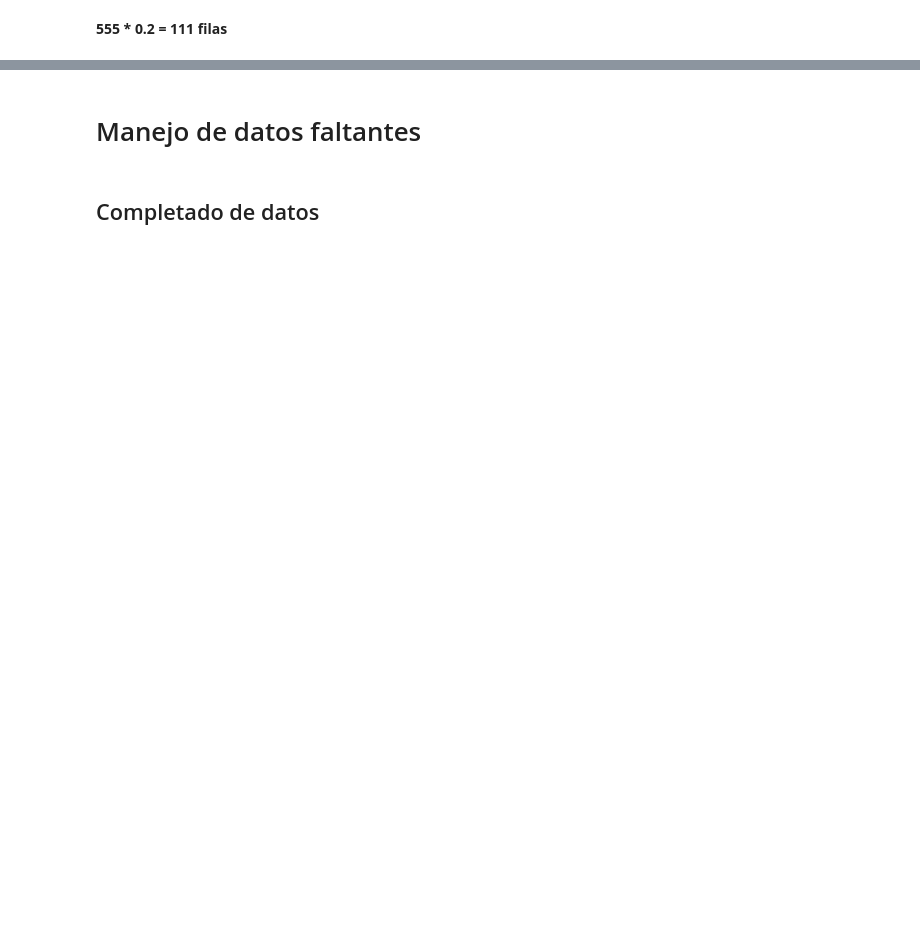
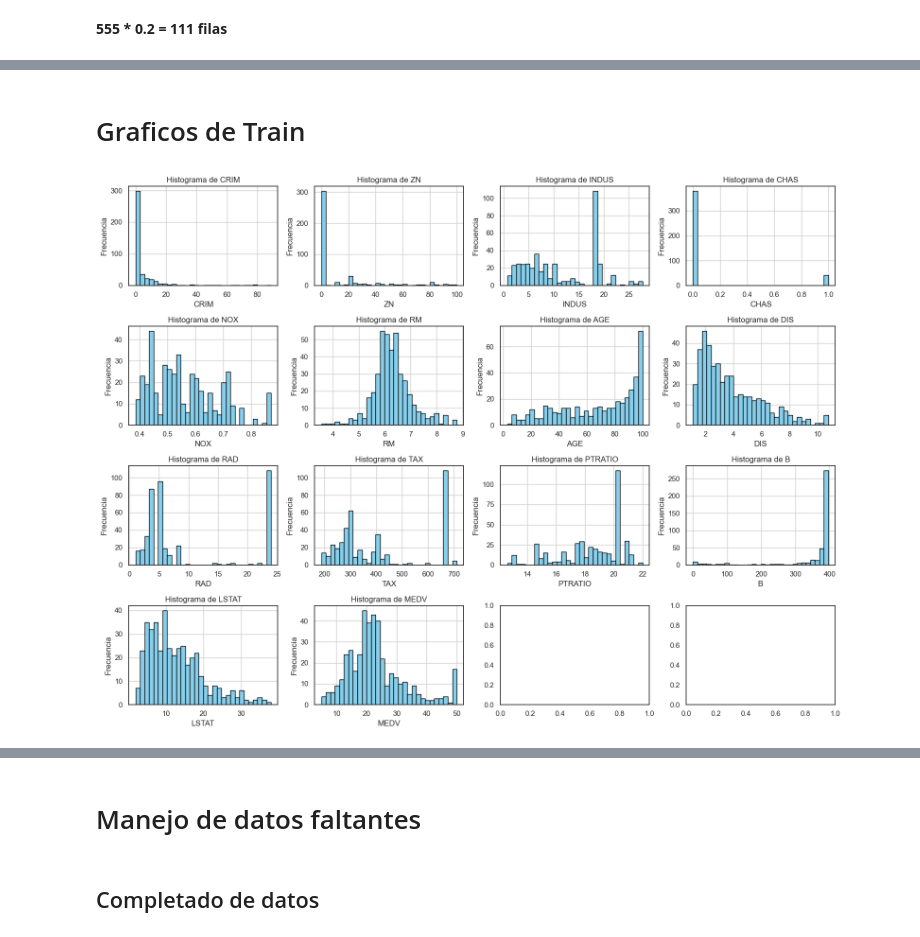
Before and after one commit to brimoresco/AA1-TUIA-Moresco-Gotting, a Jupyter notebook: PrediccionPreciosCasasAA1.ipynb, the cells around one changed output, grey strips where cells are left out. Cells and saved outputs as stored; diff of their text form; code cells hidden in the pictures; blank space fills up the shorter version.

```diff
--- a/PrediccionPreciosCasasAA1.ipynb
+++ b/PrediccionPreciosCasasAA1.ipynb
@@ -316,0 +253,29 @@ test
+# %% [markdown]
+# Graficos de Train
+# %%
+import matplotlib.pyplot as plt
+
+# Lista de columnas para analizar
+para_histograma = ["CRIM", "ZN", "INDUS", "CHAS", "NOX", "RM", "AGE", "DIS", "RAD", "TAX", "PTRATIO", "B", "LSTAT", "MEDV"]
+
+# Determinar el número de filas y columnas para la grilla de subplots
+n_cols = 4
+n_rows = (len(para_histograma) + n_cols - 1) // n_cols  # Redondea hacia arriba
+
+# Crear figura y subplots
+fig, axes = plt.subplots(n_rows, n_cols, figsize=(16, 12))
+axes = axes.ravel()  # Aplanar la matriz de ejes para iterar más fácilmente
+
+# Crear los histogramas
+for i, col in enumerate(para_histograma):
+    axes[i].hist(train[col], bins=30, color='skyblue', edgecolor='black')
+    axes[i].set_title(f'Histograma de {col}')
+    axes[i].set_xlabel(col)
+    axes[i].set_ylabel('Frecuencia')
+    axes[i].grid(True)
+
+# Ajustar el layout para que los gráficos no se superpongan
+plt.tight_layout()
+plt.show()
+# %% [output]
+[figure, added]
```
Also changed, not shown: parts of 83 cells of this notebook.
